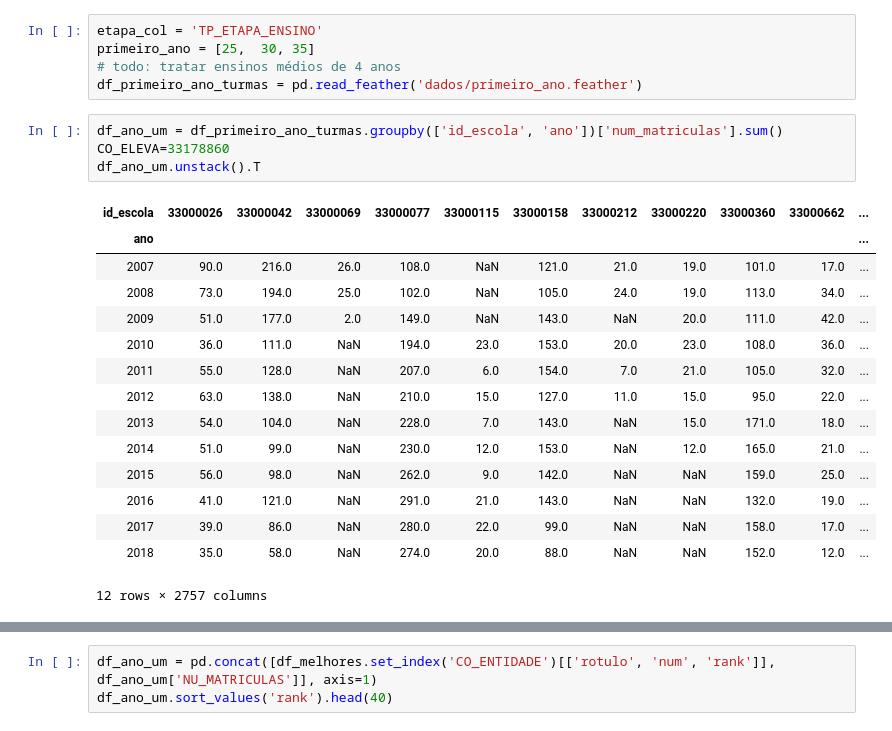
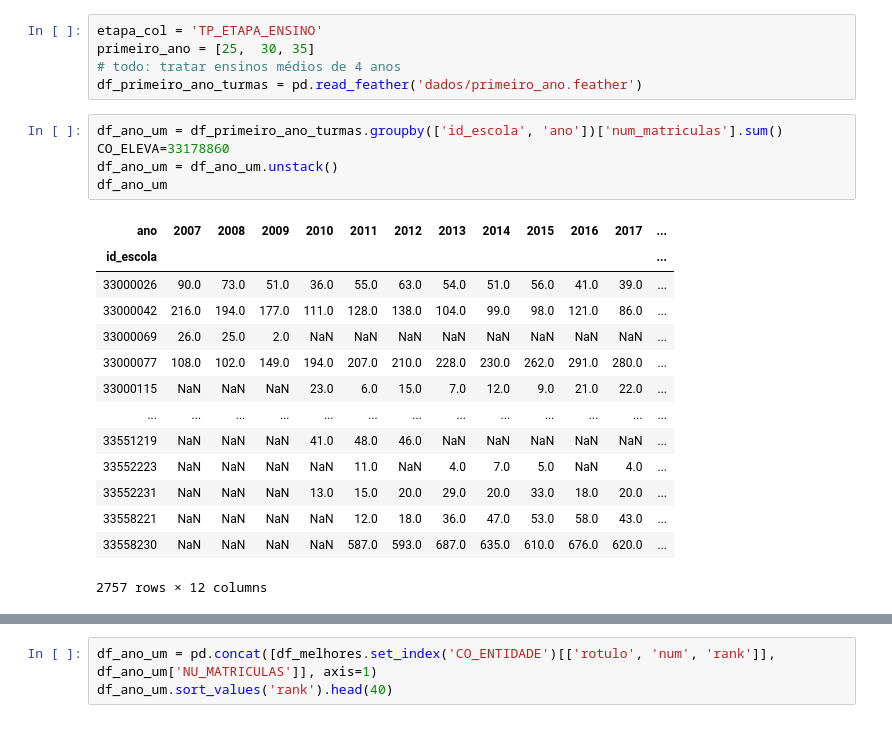
Before and after one commit to pauloneves/educacao, a Jupyter notebook: analisa.ipynb, the cells around one changed output, grey strips where cells are left out. Saved outputs shown, nothing was run; the diff lists cells and outputs as text.

```diff
--- a/analisa.ipynb
+++ b/analisa.ipynb
@@ -200,20 +201,20 @@ df_primeiro_ano_turmas = pd.read_feather('dados/primeiro_ano.feather')
 # %%
 df_ano_um = df_primeiro_ano_turmas.groupby(['id_escola', 'ano'])['num_matriculas'].sum()
 CO_ELEVA=33178860
-df_ano_um.unstack().T
+df_ano_um = df_ano_um.unstack()
+df_ano_um
 # %% [output]
-| id_escola | 33000026 | 33000042 | 33000069 | 33000077 | 33000115 | 33000158 | 33000212 | 33000220 | 33000360 | 33000662 | ... |
-| ano |  |  |  |  |  |  |  |  |  |  | ... |
-| 2007 | 90.0 | 216.0 | 26.0 | 108.0 | NaN | 121.0 | 21.0 | 19.0 | 101.0 | 17.0 | ... |
-| 2008 | 73.0 | 194.0 | 25.0 | 102.0 | NaN | 105.0 | 24.0 | 19.0 | 113.0 | 34.0 | ... |
-| 2009 | 51.0 | 177.0 | 2.0 | 149.0 | NaN | 143.0 | NaN | 20.0 | 111.0 | 42.0 | ... |
-| 2010 | 36.0 | 111.0 | NaN | 194.0 | 23.0 | 153.0 | 20.0 | 23.0 | 108.0 | 36.0 | ... |
-| 2011 | 55.0 | 128.0 | NaN | 207.0 | 6.0 | 154.0 | 7.0 | 21.0 | 105.0 | 32.0 | ... |
-| 2012 | 63.0 | 138.0 | NaN | 210.0 | 15.0 | 127.0 | 11.0 | 15.0 | 95.0 | 22.0 | ... |
-| 2013 | 54.0 | 104.0 | NaN | 228.0 | 7.0 | 143.0 | NaN | 15.0 | 171.0 | 18.0 | ... |
-| 2014 | 51.0 | 99.0 | NaN | 230.0 | 12.0 | 153.0 | NaN | 12.0 | 165.0 | 21.0 | ... |
-| 2015 | 56.0 | 98.0 | NaN | 262.0 | 9.0 | 142.0 | NaN | NaN | 159.0 | 25.0 | ... |
-| 2016 | 41.0 | 121.0 | NaN | 291.0 | 21.0 | 143.0 | NaN | NaN | 132.0 | 19.0 | ... |
-| 2017 | 39.0 | 86.0 | NaN | 280.0 | 22.0 | 99.0 | NaN | NaN | 158.0 | 17.0 | ... |
-| 2018 | 35.0 | 58.0 | NaN | 274.0 | 20.0 | 88.0 | NaN | NaN | 152.0 | 12.0 | ... |
+| ano | 2007 | 2008 | 2009 | 2010 | 2011 | 2012 | 2013 | 2014 | 2015 | 2016 | 2017 | ... |
+| id_escola |  |  |  |  |  |  |  |  |  |  |  | ... |
+| 33000026 | 90.0 | 73.0 | 51.0 | 36.0 | 55.0 | 63.0 | 54.0 | 51.0 | 56.0 | 41.0 | 39.0 | ... |
+| 33000042 | 216.0 | 194.0 | 177.0 | 111.0 | 128.0 | 138.0 | 104.0 | 99.0 | 98.0 | 121.0 | 86.0 | ... |
+| 33000069 | 26.0 | 25.0 | 2.0 | NaN | NaN | NaN | NaN | NaN | NaN | NaN | NaN | ... |
+| 33000077 | 108.0 | 102.0 | 149.0 | 194.0 | 207.0 | 210.0 | 228.0 | 230.0 | 262.0 | 291.0 | 280.0 | ... |
+| 33000115 | NaN | NaN | NaN | 23.0 | 6.0 | 15.0 | 7.0 | 12.0 | 9.0 | 21.0 | 22.0 | ... |
+| ... | ... | ... | ... | ... | ... | ... | ... | ... | ... | ... | ... | ... |
+| 33551219 | NaN | NaN | NaN | 41.0 | 48.0 | 46.0 | NaN | NaN | NaN | NaN | NaN | ... |
+| 33552223 | NaN | NaN | NaN | NaN | 11.0 | NaN | 4.0 | 7.0 | 5.0 | NaN | 4.0 | ... |
+| 33552231 | NaN | NaN | NaN | 13.0 | 15.0 | 20.0 | 29.0 | 20.0 | 33.0 | 18.0 | 20.0 | ... |
+| 33558221 | NaN | NaN | NaN | NaN | 12.0 | 18.0 | 36.0 | 47.0 | 53.0 | 58.0 | 43.0 | ... |
+| 33558230 | NaN | NaN | NaN | NaN | 587.0 | 593.0 | 687.0 | 635.0 | 610.0 | 676.0 | 620.0 | ... |
-12 rows × 2757 columns
+2757 rows × 12 columns
```
Also changed, not shown: parts of 4 cells of this notebook.
